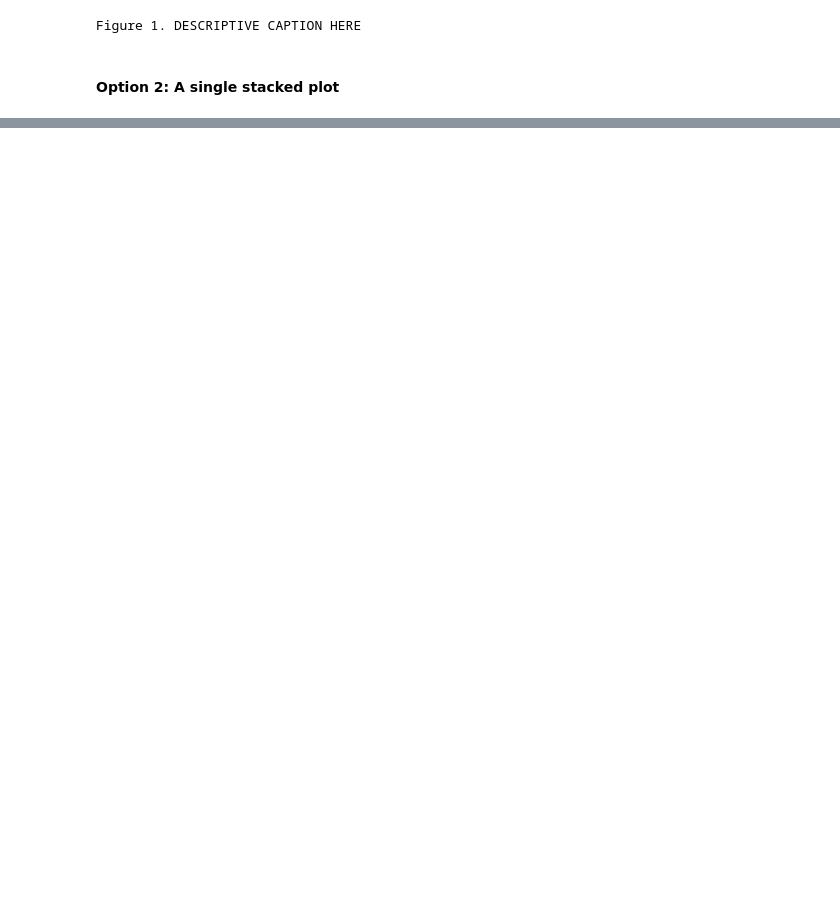
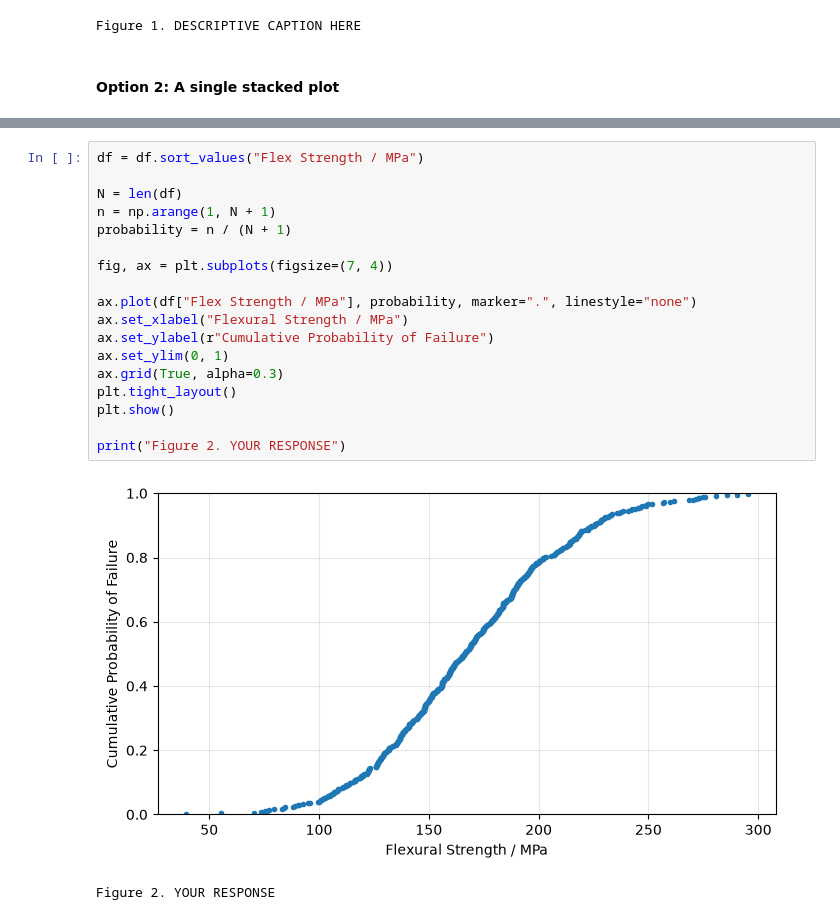
Before and after one commit to mseMSU/Notebooks-pub, a Jupyter notebook: notebooks/MSE/250/Lab_9_Report.ipynb, the cells around one changed output, grey strips where cells are left out. Drawn from its saved outputs; the diff is of its cells as text; blank space fills up the shorter version.

```diff
--- a/notebooks/MSE/250/Lab_9_Report.ipynb
+++ b/notebooks/MSE/250/Lab_9_Report.ipynb
@@ -264,0 +273,21 @@ where $n$ is the number of failed samples for a given stress and $N$ is the tota
+# %%
+df = df.sort_values("Flex Strength / MPa")
+
+N = len(df)
+n = np.arange(1, N + 1)
+probability = n / (N + 1)
+
+fig, ax = plt.subplots(figsize=(7, 4))
+
+ax.plot(df["Flex Strength / MPa"], probability, marker=".", linestyle="none")
+ax.set_xlabel("Flexural Strength / MPa")
+ax.set_ylabel(r"Cumulative Probability of Failure")
+ax.set_ylim(0, 1)
+ax.grid(True, alpha=0.3)
+plt.tight_layout()
+plt.show()
+
+print("Figure 2. YOUR RESPONSE")
+# %% [output]
+[figure, added]
+Figure 2. YOUR RESPONSE
```
Also changed, not shown: parts of 13 cells of this notebook.
